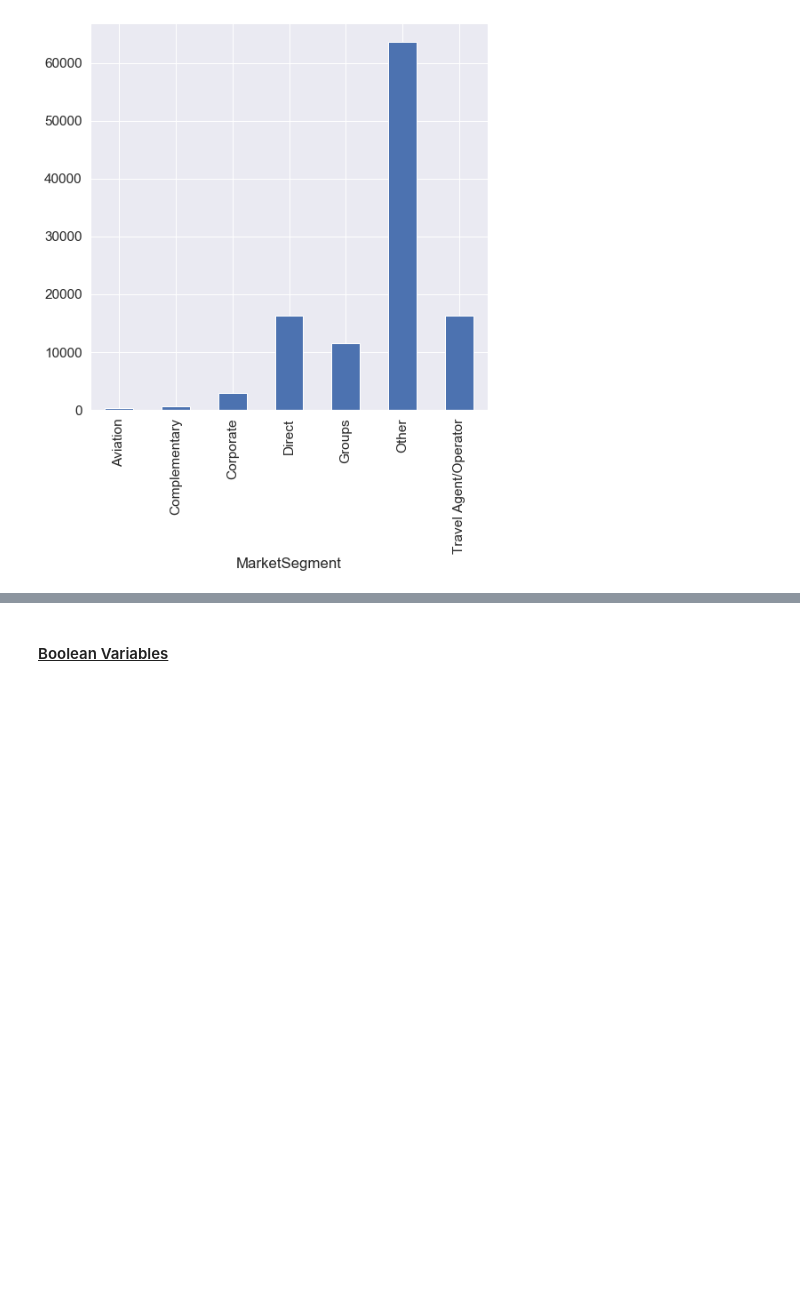
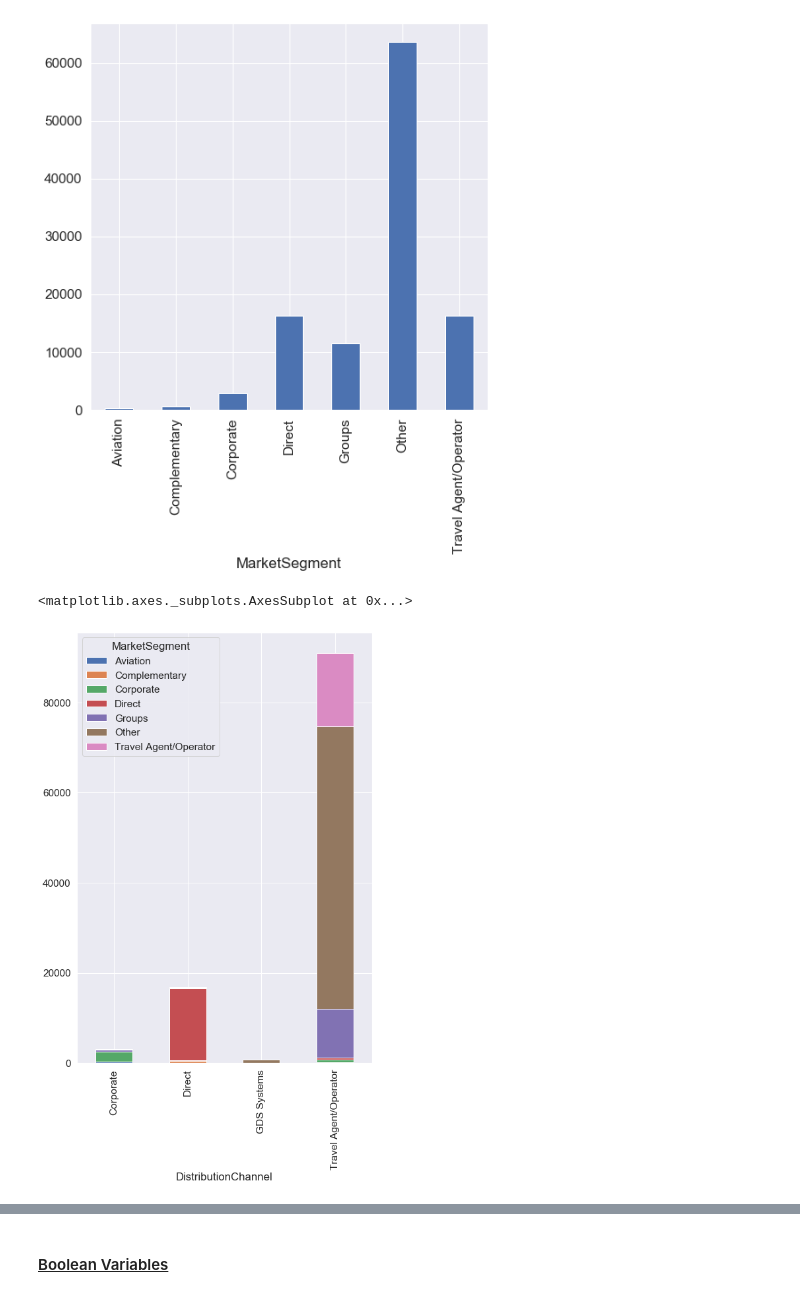
Before and after one commit to leonormporto/Hotel-Costumer-Segmentation, a Jupyter notebook: Hotel_CostumerSegmentation.ipynb, the cells around one changed output, grey strips where cells are left out. Drawn from its saved outputs; the diff is of its cells as text; code cells hidden in the pictures; blank space fills up the shorter version.

```diff
--- a/Hotel_CostumerSegmentation.ipynb
+++ b/Hotel_CostumerSegmentation.ipynb
@@ -265,7 +265,6 @@ channel.plot(kind="bar",
 <matplotlib.axes._subplots.AxesSubplot at 0x...>
 [figure]
 # %%
-df_cat = df_after.loc[:,['ID','DistributionChannel','MarketSegment']]
 market =df_cat.groupby(['MarketSegment'])['ID'].count()
 
 market.plot(kind="bar",
@@ -273,3 +272,12 @@ market.plot(kind="bar",
 # %% [output]
 <matplotlib.axes._subplots.AxesSubplot at 0x...>
 [figure]
+# %%
+#channel_market =df_cat.groupby(['DistributionChannel'])['MarketSegment'].count()
+channel_market =df_cat.pivot_table(values='ID', columns='MarketSegment', index='DistributionChannel', aggfunc='count')
+channel_market = channel_market.fillna(0)
+channel_market.plot(kind='bar',figsize=(8,12),stacked=True,legend=True)
+#pd.pivot_table(g, values='X', rows='Y', cols='Z', margins=False, aggfunc='count')
+# %% [output]
+<matplotlib.axes._subplots.AxesSubplot at 0x...>
+[figure, added]
```
Also changed, not shown: parts of 5 cells of this notebook.
